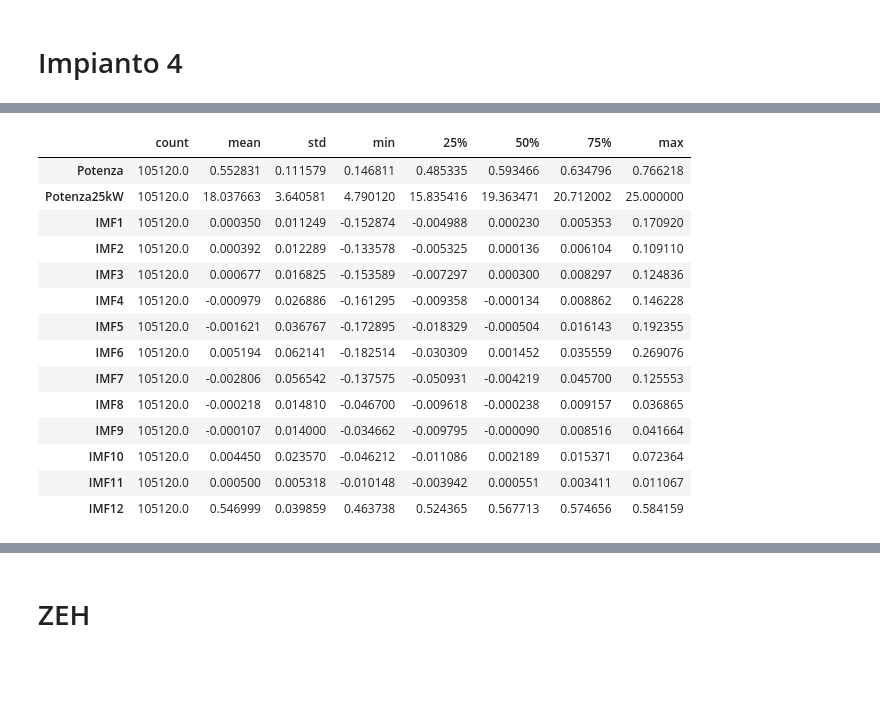
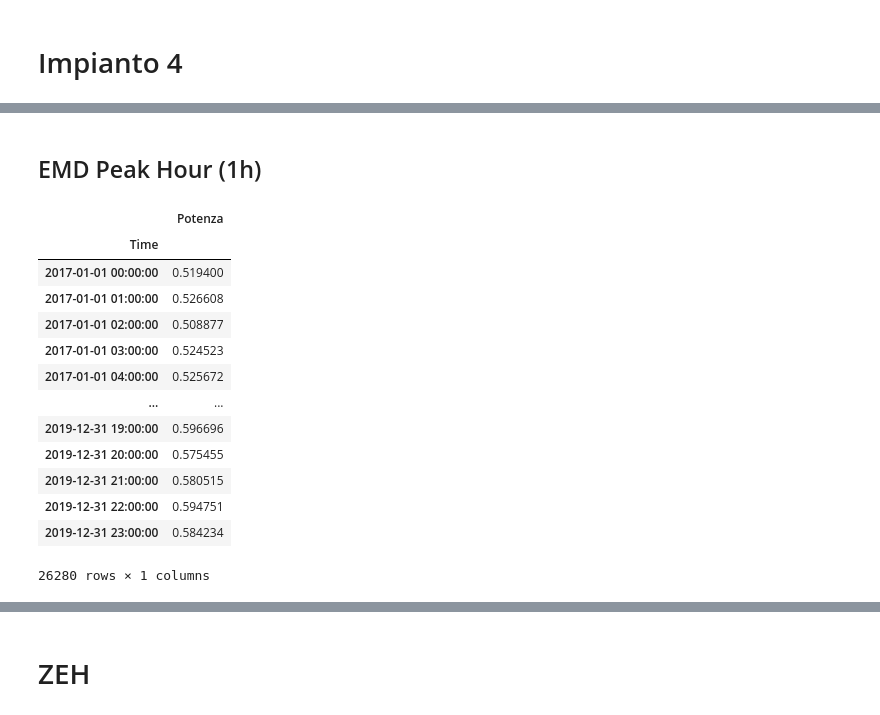
Before and after one commit to woodjmichael/PROPHET-Load_LSTM-mjw, a Jupyter notebook: Calc Peaks.ipynb, the cells around one changed output, grey strips where cells are left out. Cells and saved outputs as stored; diff of their text form; code cells hidden in the pictures; blank space fills up the shorter version.

Commit message:
impianto 4 peak hour accuracy 17% (skill 28%), new hourly impianto 4 data (and now EMD performed on peak hour, not on 15-min power)

```diff
--- a/Calc Peaks.ipynb
+++ b/Calc Peaks.ipynb
@@ -5,23 +50,25 @@ import pandas as pd
+# %% [markdown]
+## EMD Peak Hour (1h)
 # %%
 df = pd.read_csv('data\input\Impianto_4_clean_emd.csv',
                  index_col=0,
                  parse_dates=True,
                  comment='#')
-
-df.describe().T
+df = df[['Potenza']]
+df = df.resample('1h').mean()
+df #.describe().T
 # %% [output]
-|  | count | mean | std | min | 25% | 50% | 75% | max |
-| Potenza | 105120.0 | 0.552831 | 0.111579 | 0.146811 | 0.485335 | 0.593466 | 0.634796 | 0.766218 |
-| Potenza25kW | 105120.0 | 18.037663 | 3.640581 | 4.790120 | 15.835416 | 19.363471 | 20.712002 | 25.000000 |
-| IMF1 | 105120.0 | 0.000350 | 0.011249 | -0.152874 | -0.004988 | 0.000230 | 0.005353 | 0.170920 |
-| IMF2 | 105120.0 | 0.000392 | 0.012289 | -0.133578 | -0.005325 | 0.000136 | 0.006104 | 0.109110 |
-| IMF3 | 105120.0 | 0.000677 | 0.016825 | -0.153589 | -0.007297 | 0.000300 | 0.008297 | 0.124836 |
-| IMF4 | 105120.0 | -0.000979 | 0.026886 | -0.161295 | -0.009358 | -0.000134 | 0.008862 | 0.146228 |
-| IMF5 | 105120.0 | -0.001621 | 0.036767 | -0.172895 | -0.018329 | -0.000504 | 0.016143 | 0.192355 |
-| IMF6 | 105120.0 | 0.005194 | 0.062141 | -0.182514 | -0.030309 | 0.001452 | 0.035559 | 0.269076 |
-| IMF7 | 105120.0 | -0.002806 | 0.056542 | -0.137575 | -0.050931 | -0.004219 | 0.045700 | 0.125553 |
-| IMF8 | 105120.0 | -0.000218 | 0.014810 | -0.046700 | -0.009618 | -0.000238 | 0.009157 | 0.036865 |
-| IMF9 | 105120.0 | -0.000107 | 0.014000 | -0.034662 | -0.009795 | -0.000090 | 0.008516 | 0.041664 |
-| IMF10 | 105120.0 | 0.004450 | 0.023570 | -0.046212 | -0.011086 | 0.002189 | 0.015371 | 0.072364 |
-| IMF11 | 105120.0 | 0.000500 | 0.005318 | -0.010148 | -0.003942 | 0.000551 | 0.003411 | 0.011067 |
-| IMF12 | 105120.0 | 0.546999 | 0.039859 | 0.463738 | 0.524365 | 0.567713 | 0.574656 | 0.584159 |
+|  | Potenza |
+| Time |  |
+| 2017-01-01 00:00:00 | 0.519400 |
+| 2017-01-01 01:00:00 | 0.526608 |
+| 2017-01-01 02:00:00 | 0.508877 |
+| 2017-01-01 03:00:00 | 0.524523 |
+| 2017-01-01 04:00:00 | 0.525672 |
+| ... | ... |
+| 2019-12-31 19:00:00 | 0.596696 |
+| 2019-12-31 20:00:00 | 0.575455 |
+| 2019-12-31 21:00:00 | 0.580515 |
+| 2019-12-31 22:00:00 | 0.594751 |
+| 2019-12-31 23:00:00 | 0.584234 |
+26280 rows × 1 columns
```
Also changed, not shown: parts of 10 cells of this notebook, 34 other files.
